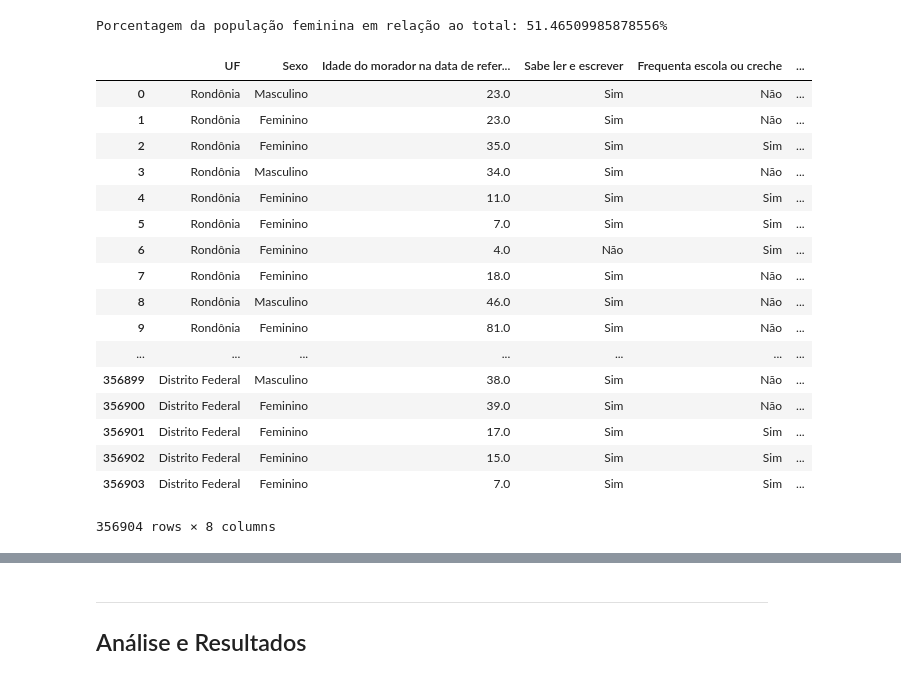
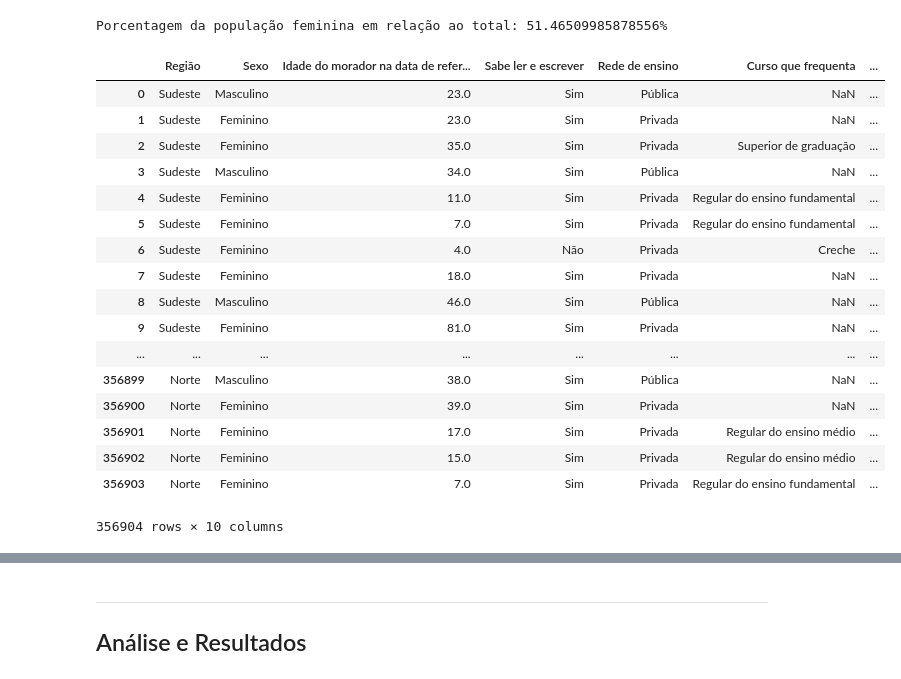
Before and after one commit to slimkaki/Dados_DP_2018, a Jupyter notebook: Projeto1 Pnad.ipynb, the cells around one changed output, grey strips where cells are left out. Saved outputs shown, nothing was run; the diff lists cells and outputs as text; code cells hidden in the pictures.

```diff
--- a/Projeto1 Pnad.ipynb
+++ b/Projeto1 Pnad.ipynb
@@ -33,6 +33,12 @@ C:\Users\rafaa\Documents\GitHub\Dados_DP_2018
 #Se usar o arquivo compactado como está no dropbox púbico
 df=pd.read_csv('PES2015csv (2).zip', compression='zip', header=0, sep=',', quotechar='"')
 #df2011=pd.read_excel('PES2011csv.zip', compression='zip',header=0,sep=',',quotechar='"')
+# %%
+df.loc[(df.UF>10)&(df.UF<19),'Região']='Norte'
+df.loc[(df.UF>20)&(df.UF<29),'Região']='Nordeste'
+df.loc[(df.UF>30)&(df.UF<39),'Região']='Sudeste'
+df.loc[(df.UF>40)&(df.UF<49),'Região']='Sul'
+df.loc[(df.UF>50)&(df.UF<59),'Região']='Centro-Oeste'
 # %%
 df.V0302=df.V0302.astype('category') #sexo
 df.V8005=df.V8005.astype('float') #Idade do morador no ano de referência
@@ -41,7 +47,11 @@ df.V0601=df.V0601.astype('category') #sabe ler e escrever
 df.V0602=df.V0602.astype('category') #frequenta escola
 df.V6003=df.V6003.astype('category') #Curso que frequenta
 df.V0606=df.V0606.astype('category') #frequentou antes escola
-df.UF=df.UF.astype('category')
+df['Região']=df['Região'].astype('category') #Unidade da Federação
+df.V4011=df.V4011.astype('category') #Estado Civil
+df.V9029=df.V9029.astype('category') #Posição na ocupação no trabalho principal
+#df['Frequenta escola ou creche']=df['Frequenta escola ou creche'].astype('category')
+df.V9532=df.V9532.astype('float') #rendimento mensal (salario)
 # %%
 df.V0302.cat.categories=(['Masculino','Feminino'])
 df.V0601.cat.categories=(['Sim','Não'])
@@ -49,7 +59,13 @@ df.V0602.cat.categories=(['Sim','Não'])
 df.V6002.cat.categories=(['Pública','Privada'])
 df.V6003.cat.categories=(['Regular do ensino fundamental','Regular do ensino médio','Educação de jovens e adultos ou supletivo do ensino fundamental','Educação de jovens e adultos ou supletivo do ensino médio','Superior de graduação','Alfabetização de jovens e adultos','Creche','Classe de alfabetização - CA','Maternal, jardim de infância etc.','Pré-vestibular','Mestrado ou doutorado'])
 df.V0606.cat.categories=['Sim','Não']
-df.UF.cat.categories=(['Rondônia','Acre','Amazonas','Roraima','Pará','Amapá','Tocantins','Maranhão','Piauí','Ceará','Rio Grande do Norte','Paraíba','Pernambuco','Alagoas','Sergipe','Bahia','Minas Gerais','Espírito Santo','Rio de Janeiro','São Paulo','Paraná','Santa Catarina','Rio Grande do Sul','Mato Grosso do Sul','Mato Grosso','Goiás','Distrito Federal'])
+df['Região'].cat.categories=(['Norte','Nordeste','Sudeste','Sul','Centro-Oeste'])
+df.V4011.cat.categories=(['Casado(a)','Desquitado(a) ou separado(a) judicialmente','Divorciado(a)','Viúvo(a)','Solteiro(a)'])
+df.V9029.cat.categories=(['Empregado','Trabalhador doméstico','Conta própria','Empregador','Trabalhador não remunerado membro da unidade domiciliar','Outro trabalhador não remunerado','Trabalhador na construção para o próprio uso'])
+# %%
+df.loc[(df.V0602=='Sim'),'Já estudou/estuda']='Sim'
+df.loc[(df.V0602=='Não')&(df.V0606=='Sim'),'Já estudou/estuda']='Sim'
+df.loc[(df.V0602=='Não')&(df.V0606=='Não'),'Já estudou/estuda']='Não'
 # %%
 print('Porcentagem da população feminina em relação ao total: {0}%'.format(100*df.V0302.value_counts()[1]/df.V0302.count()))
 #print('')
@@ -57,31 +73,37 @@ print('Porcentagem da população feminina em relação ao total: {0}%'.format(1
 Porcentagem da população feminina em relação ao total: 51.46509985878556%
 # %%
 df2015=pd.DataFrame()
-df2015['UF']=df.UF
+df2015['Região']=df['Região']
 df2015['Sexo']=df.V0302
 df2015['Idade do morador na data de referência']=df.V8005
 df2015['Sabe ler e escrever']=df.V0601
-df2015['Frequenta escola ou creche']=df.V0602
-df2015['Já frequentou escola ou creche']=df.V0606
+#df2015['Frequenta escola ou creche']=df.V0602
+#df2015['Já frequentou escola ou creche']=df.V0606
 df2015['Rede de ensino']=df.V6002
 df2015['Curso que frequenta']=df.V6003
+df2015['Estado Civil']=df.V4011
+df2015['Posição na ocupação no trabalho principal']=df.V9029
+df2015['Já estudou ou estuda']=df['Já estudou/estuda']
+df2015['Salário']=df.V9532
+df2015.dropna()
+
 df2015
 # %% [output]
-|  | UF | Sexo | Idade do morador na data de refer... | Sabe ler e escrever | Frequenta escola ou creche | ... |
-| 0 | Rondônia | Masculino | 23.0 | Sim | Não | ... |
-| 1 | Rondônia | Feminino | 23.0 | Sim | Não | ... |
-| 2 | Rondônia | Feminino | 35.0 | Sim | Sim | ... |
-| 3 | Rondônia | Masculino | 34.0 | Sim | Não | ... |
-| 4 | Rondônia | Feminino | 11.0 | Sim | Sim | ... |
-| 5 | Rondônia | Feminino | 7.0 | Sim | Sim | ... |
-| 6 | Rondônia | Feminino | 4.0 | Não | Sim | ... |
-| 7 | Rondônia | Feminino | 18.0 | Sim | Não | ... |
-| 8 | Rondônia | Masculino | 46.0 | Sim | Não | ... |
-| 9 | Rondônia | Feminino | 81.0 | Sim | Não | ... |
-| ... | ... | ... | ... | ... | ... | ... |
-| 356899 | Distrito Federal | Masculino | 38.0 | Sim | Não | ... |
-| 356900 | Distrito Federal | Feminino | 39.0 | Sim | Não | ... |
-| 356901 | Distrito Federal | Feminino | 17.0 | Sim | Sim | ... |
-| 356902 | Distrito Federal | Feminino | 15.0 | Sim | Sim | ... |
-| 356903 | Distrito Federal | Feminino | 7.0 | Sim | Sim | ... |
+|  | Região | Sexo | Idade do morador na data de refer... | Sabe ler e escrever | Rede de ensino | Curso que frequenta | ... |
+| 0 | Sudeste | Masculino | 23.0 | Sim | Pública | NaN | ... |
+| 1 | Sudeste | Feminino | 23.0 | Sim | Privada | NaN | ... |
+| 2 | Sudeste | Feminino | 35.0 | Sim | Privada | Superior de graduação | ... |
+| 3 | Sudeste | Masculino | 34.0 | Sim | Pública | NaN | ... |
+| 4 | Sudeste | Feminino | 11.0 | Sim | Privada | Regular do ensino fundamental | ... |
+| 5 | Sudeste | Feminino | 7.0 | Sim | Privada | Regular do ensino fundamental | ... |
+| 6 | Sudeste | Feminino | 4.0 | Não | Privada | Creche | ... |
+| 7 | Sudeste | Feminino | 18.0 | Sim | Privada | NaN | ... |
+| 8 | Sudeste | Masculino | 46.0 | Sim | Pública | NaN | ... |
+| 9 | Sudeste | Feminino | 81.0 | Sim | Privada | NaN | ... |
+| ... | ... | ... | ... | ... | ... | ... | ... |
+| 356899 | Norte | Masculino | 38.0 | Sim | Pública | NaN | ... |
+| 356900 | Norte | Feminino | 39.0 | Sim | Privada | NaN | ... |
+| 356901 | Norte | Feminino | 17.0 | Sim | Privada | Regular do ensino médio | ... |
+| 356902 | Norte | Feminino | 15.0 | Sim | Privada | Regular do ensino médio | ... |
+| 356903 | Norte | Feminino | 7.0 | Sim | Privada | Regular do ensino fundamental | ... |
-356904 rows × 8 columns
+356904 rows × 10 columns
```
Also changed, not shown: parts of 5 cells of this notebook.
